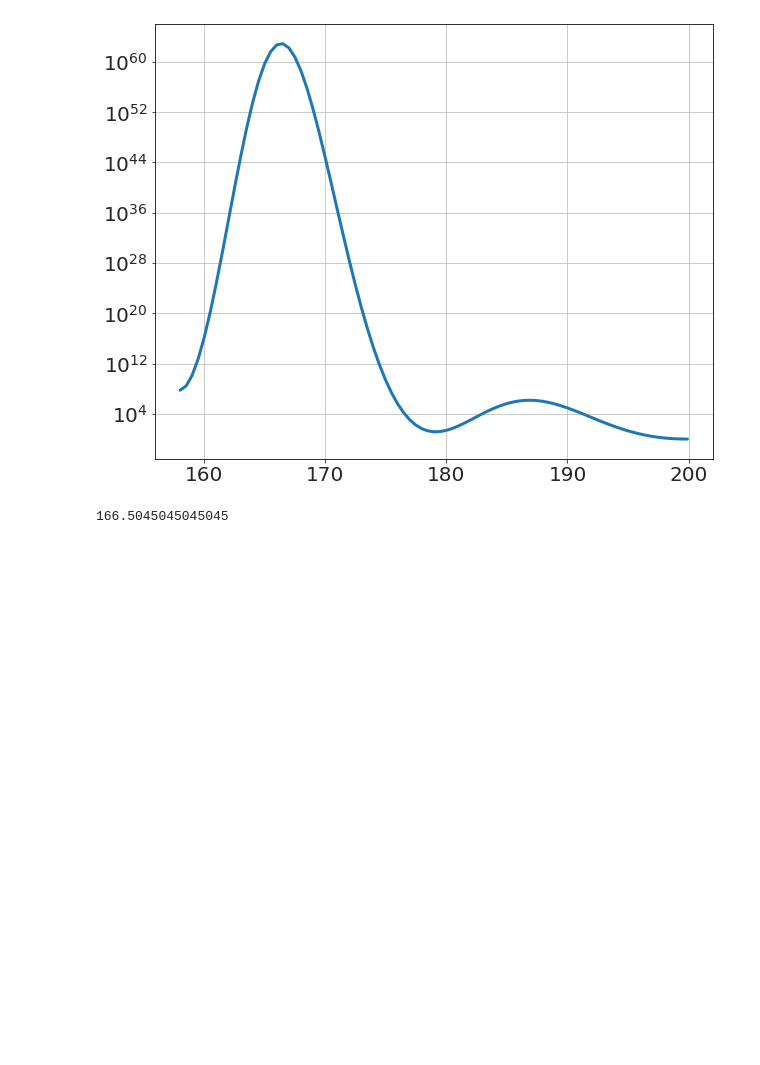
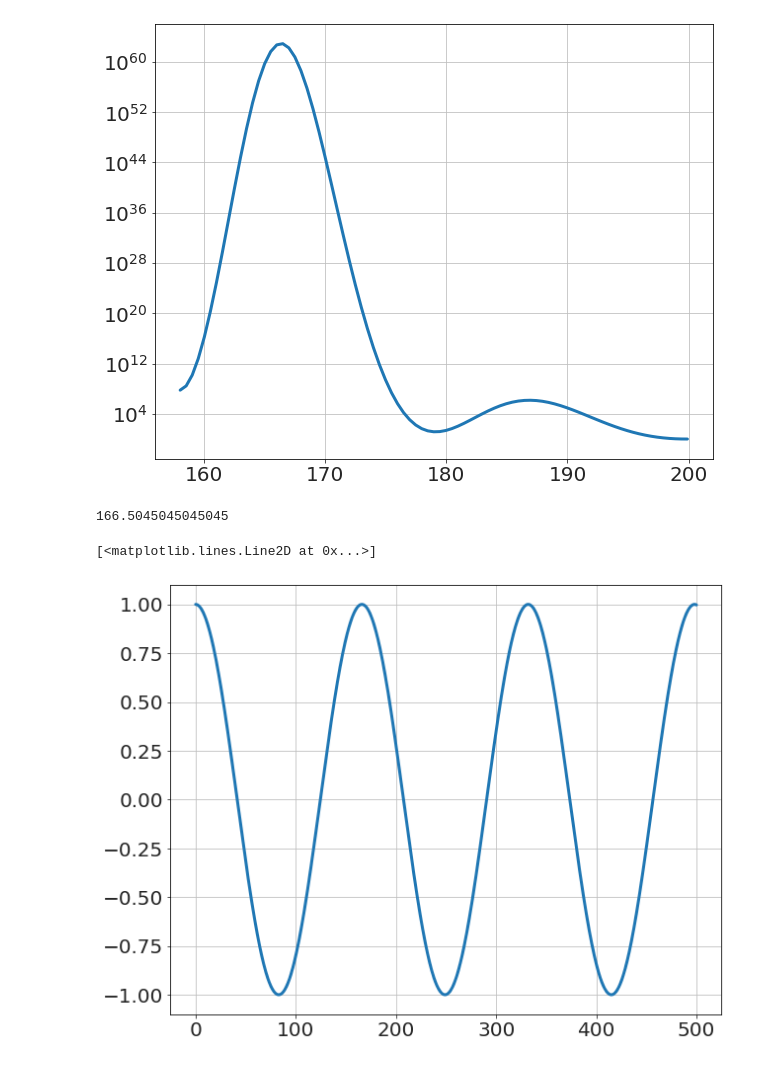
Before and after one commit to bblais/Computer-Programming-for-the-Sciences-Spring-2021, a Jupyter notebook: 2021-05-04 Finding Peak Frequency - Downey Example.ipynb, the cells around one changed output. Saved outputs shown, nothing was run; the diff lists cells and outputs as text; code cells hidden in the pictures; blank space fills up the shorter version.

```diff
--- a/2021-05-04 Finding Peak Frequency - Downey Example.ipynb
+++ b/2021-05-04 Finding Peak Frequency - Downey Example.ipynb
@@ -143,3 +143,11 @@ idx2=argmax(p2)
 T2[idx2]
 # %% [output]
 166.5045045045045
+# %%
+t=linspace(0,500,1000)
+d3=166/2
+y=cos(pi*t/d3)
+plot(t,y)
+# %% [output]
+[<matplotlib.lines.Line2D at 0x...>]
+[figure, added]
```
Also changed, not shown: parts of 3 cells of this notebook, 3 other files.
